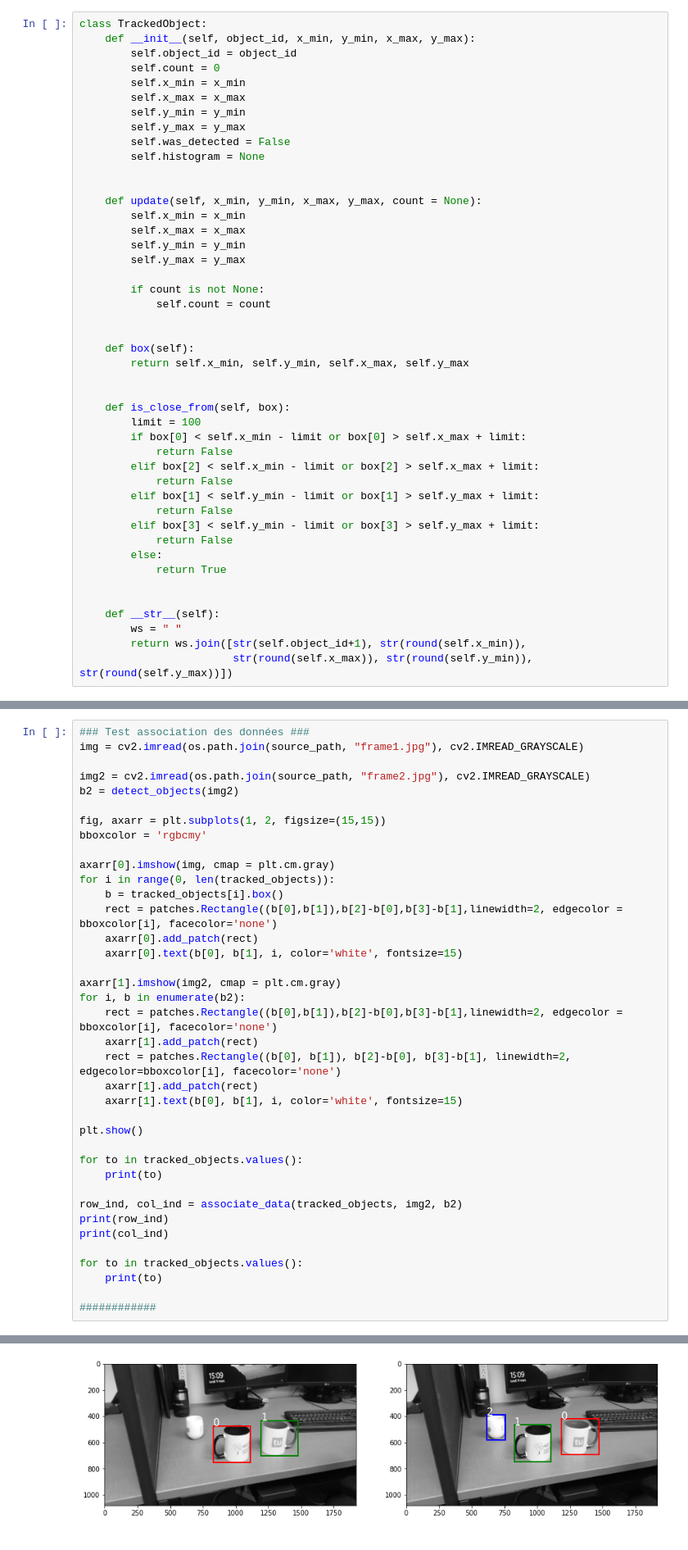
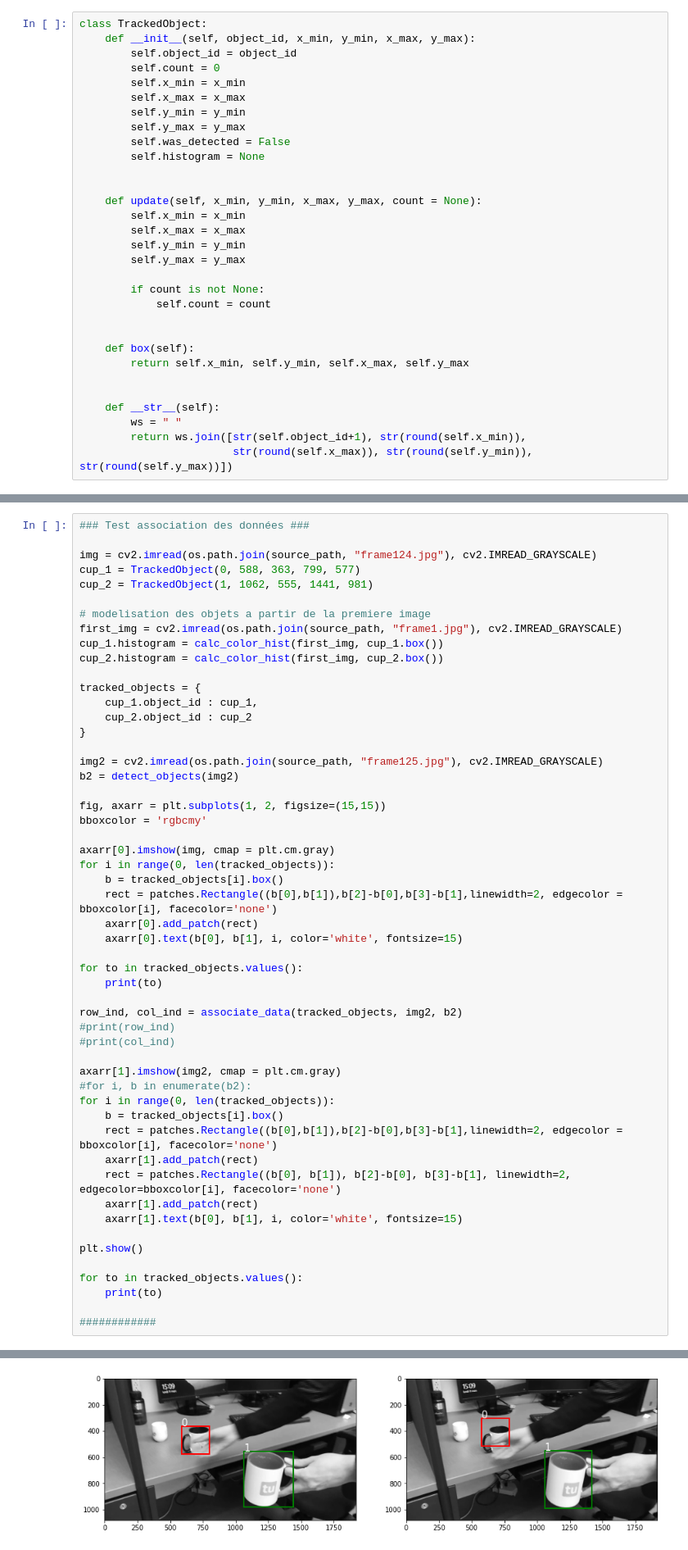
Before and after one commit to Mabelal/inf6804, a Jupyter notebook: TP3/TP3_1805679_1840713.ipynb, the cells around one changed output, grey strips where cells are left out. Shown at 82% size. Saved outputs shown, nothing was run; the diff lists cells and outputs as text.

Commit message:
Remove is_close_from, Add IOU code

```diff
--- a/TP3/TP3_1805679_1840713.ipynb
+++ b/TP3/TP3_1805679_1840713.ipynb
@@ -137,20 +170,6 @@ class TrackedObject:
         return self.x_min, self.y_min, self.x_max, self.y_max
 
 
-    def is_close_from(self, box):
-        limit = 100
-        if box[0] < self.x_min - limit or box[0] > self.x_max + limit:
-            return False
-        elif box[2] < self.x_min - limit or box[2] > self.x_max + limit:
-            return False
-        elif box[1] < self.y_min - limit or box[1] > self.y_max + limit:
-            return False
-        elif box[3] < self.y_min - limit or box[3] > self.y_max + limit:
-            return False
-        else:
-            return True
-
-
     def __str__(self):
         ws = " "
         return ws.join([str(self.object_id+1), str(round(self.x_min)),
@@ -192,8 +213,21 @@ def algo_mot():
 # %%
 ### Test association des données ###
-img = cv2.imread(os.path.join(source_path, "frame1.jpg"), cv2.IMREAD_GRAYSCALE)
 
-img2 = cv2.imread(os.path.join(source_path, "frame2.jpg"), cv2.IMREAD_GRAYSCALE)
+img = cv2.imread(os.path.join(source_path, "frame124.jpg"), cv2.IMREAD_GRAYSCALE)
+cup_1 = TrackedObject(0, 588, 363, 799, 577)
+cup_2 = TrackedObject(1, 1062, 555, 1441, 981)
+
+# modelisation des objets a partir de la premiere image
+first_img = cv2.imread(os.path.join(source_path, "frame1.jpg"), cv2.IMREAD_GRAYSCALE)
+cup_1.histogram = calc_color_hist(first_img, cup_1.box())
+cup_2.histogram = calc_color_hist(first_img, cup_2.box())
+
+tracked_objects = {
+    cup_1.object_id : cup_1,
+    cup_2.object_id : cup_2
+}
+
+img2 = cv2.imread(os.path.join(source_path, "frame125.jpg"), cv2.IMREAD_GRAYSCALE)
 b2 = detect_objects(img2)
 
 fig, axarr = plt.subplots(1, 2, figsize=(15,15))
@@ -206,8 +240,17 @@ for i in range(0, len(tracked_objects)):
     axarr[0].add_patch(rect)
     axarr[0].text(b[0], b[1], i, color='white', fontsize=15)
 
+for to in tracked_objects.values():
+    print(to)
+
+row_ind, col_ind = associate_data(tracked_objects, img2, b2)
+#print(row_ind)
+#print(col_ind)
+
 axarr[1].imshow(img2, cmap = plt.cm.gray)
-for i, b in enumerate(b2):
+#for i, b in enumerate(b2):
+for i in range(0, len(tracked_objects)):
+    b = tracked_objects[i].box()
     rect = patches.Rectangle((b[0],b[1]),b[2]-b[0],b[3]-b[1],linewidth=2, edgecolor = bboxcolor[i], facecolor='none')
     axarr[1].add_patch(rect)
     rect = patches.Rectangle((b[0], b[1]), b[2]-b[0], b[3]-b[1], linewidth=2, edgecolor=bboxcolor[i], facecolor='none')
@@ -219,12 +262,5 @@ plt.show()
 for to in tracked_objects.values():
     print(to)
 
-row_ind, col_ind = associate_data(tracked_objects, img2, b2)
-print(row_ind)
-print(col_ind)
-
-for to in tracked_objects.values():
-    print(to)
-
 ############
 # %% [output]
@@ -231 +269 @@ for to in tracked_objects.values():
-[figure, old version]
+[figure, new version]
```
Also changed, not shown: parts of 7 cells of this notebook.
